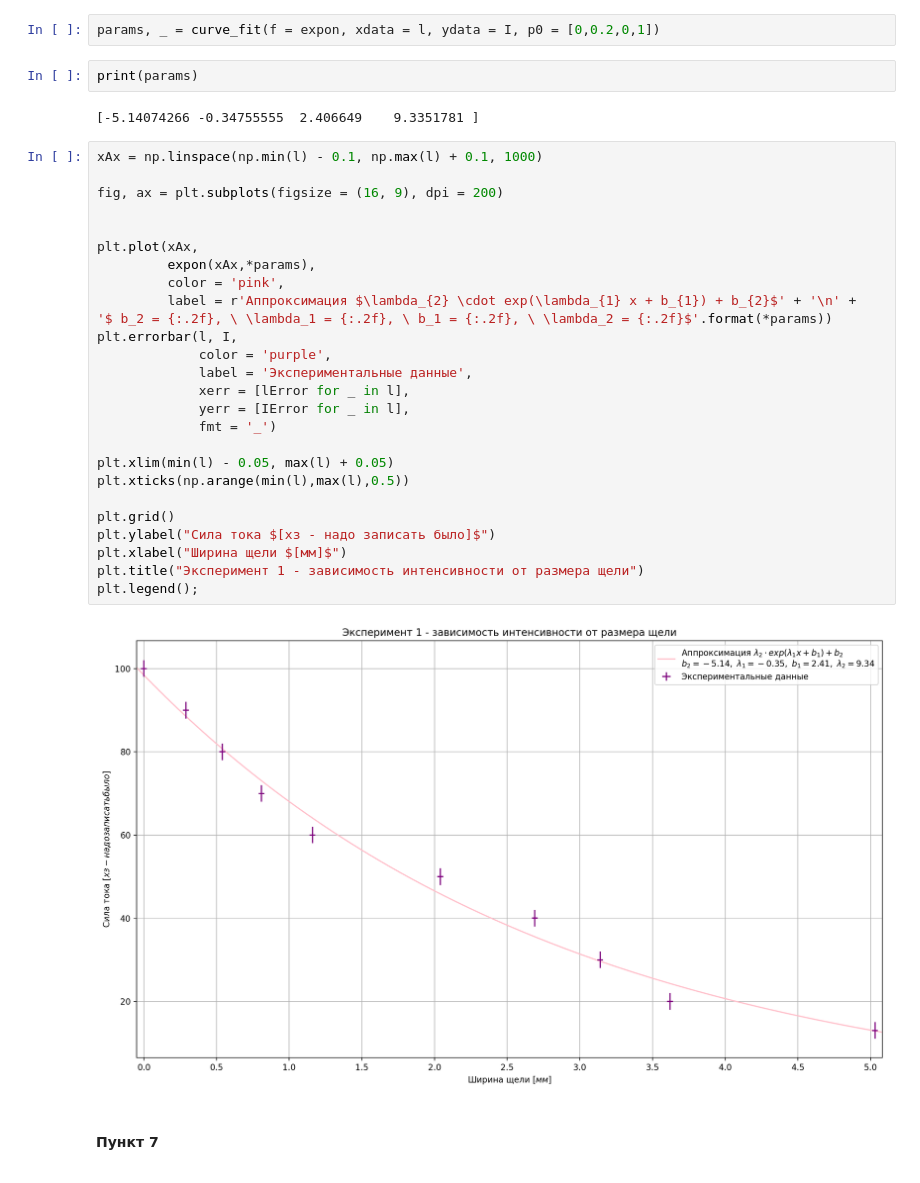
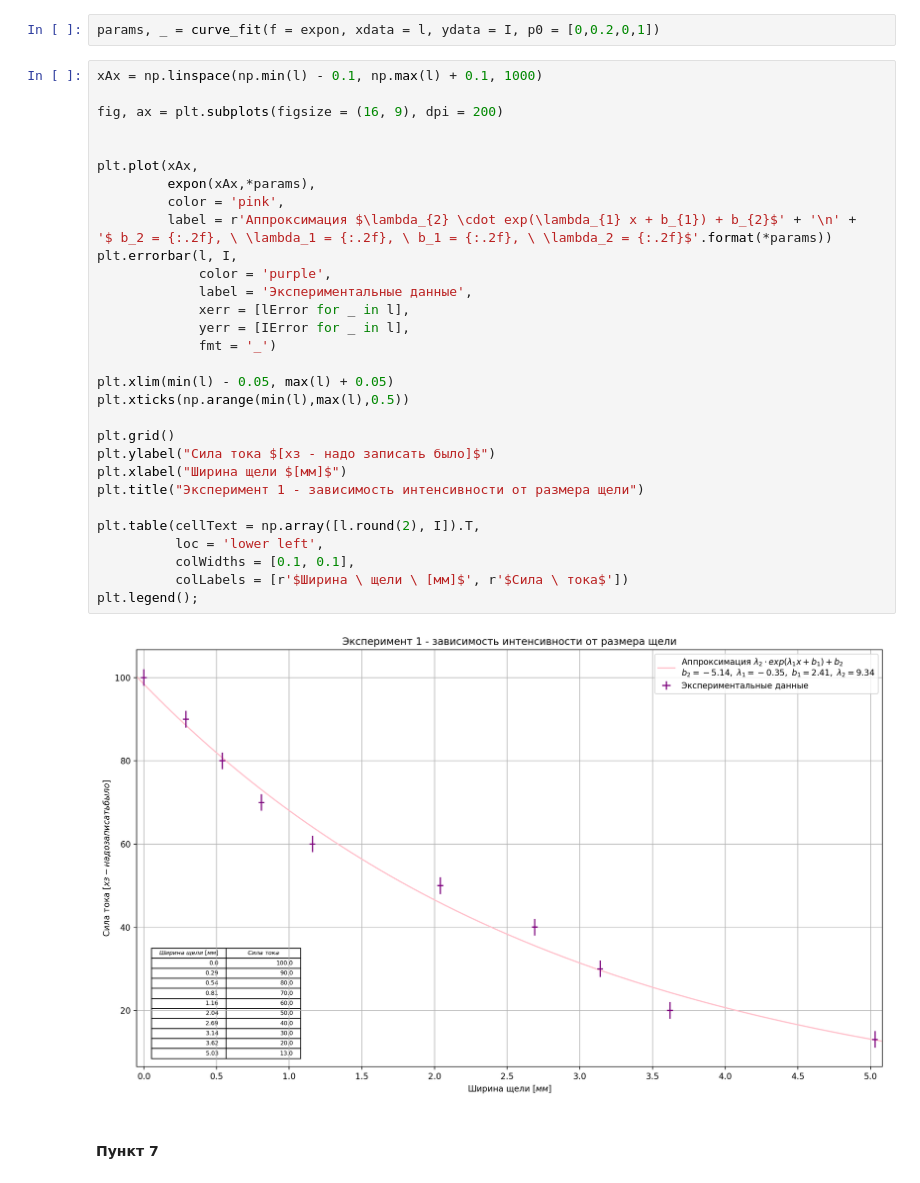
Before and after one commit to ShmakovVladimir/Labs, a Jupyter notebook: Оптика/Туннелирование/main.ipynb, the cells around one changed output. Saved outputs shown, nothing was run; the diff lists cells and outputs as text.

```diff
--- a/Оптика/Туннелирование/main.ipynb
+++ b/Оптика/Туннелирование/main.ipynb
@@ -12,37 +29,38 @@ def expon(x: np.ndarray, bias, lamb, bias2, lamb2):
     return lamb2 * np.exp(x * lamb + bias2) + bias
 # %%
 params, _ = curve_fit(f = expon, xdata = l, ydata = I, p0 = [0,0.2,0,1])
-# %%
-print(params)
-# %% [output]
-[-5.14074266 -0.34755555  2.406649    9.3351781 ]
 # %%
 xAx = np.linspace(np.min(l) - 0.1, np.max(l) + 0.1, 1000)
 
 fig, ax = plt.subplots(figsize = (16, 9), dpi = 200)
 
 
 plt.plot(xAx,
          expon(xAx,*params),
          color = 'pink',
          label = r'Аппроксимация $\lambda_{2} \cdot exp(\lambda_{1} x + b_{1}) + b_{2}$' + '\n' +  '$ b_2 = {:.2f}, \ \lambda_1 = {:.2f}, \ b_1 = {:.2f}, \ \lambda_2 = {:.2f}$'.format(*params))
 plt.errorbar(l, I,
              color = 'purple',
              label = 'Экспериментальные данные',
              xerr = [lError for _ in l],
              yerr = [IError for _ in l],
              fmt = '_')
 
 plt.xlim(min(l) - 0.05, max(l) + 0.05)
 plt.xticks(np.arange(min(l),max(l),0.5))
 
 plt.grid()
 plt.ylabel("Сила тока $[хз - надо записать было]$")
 plt.xlabel("Ширина щели $[мм]$")
 plt.title("Эксперимент 1 - зависимость интенсивности от размера щели")
+
+plt.table(cellText = np.array([l.round(2), I]).T,
+          loc = 'lower left',
+          colWidths = [0.1, 0.1],
+          colLabels = [r'$Ширина \ щели \ [мм]$', r'$Сила \ тока$'])
 plt.legend();
 # %% [output]
-[figure, old version]
+[figure, new version]
 # %% [markdown]
 #### Пункт 7
 # %%
```
Also changed, not shown: parts of 7 cells of this notebook, 2 other files.
